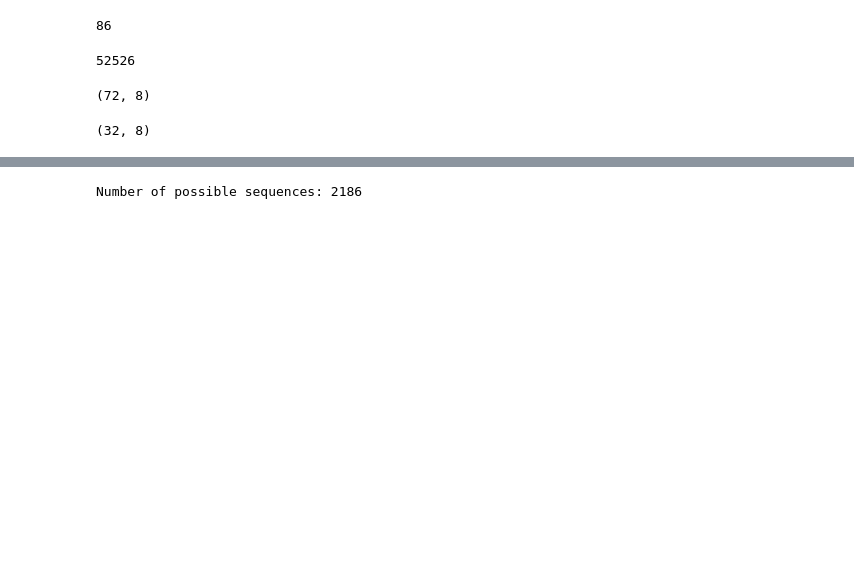
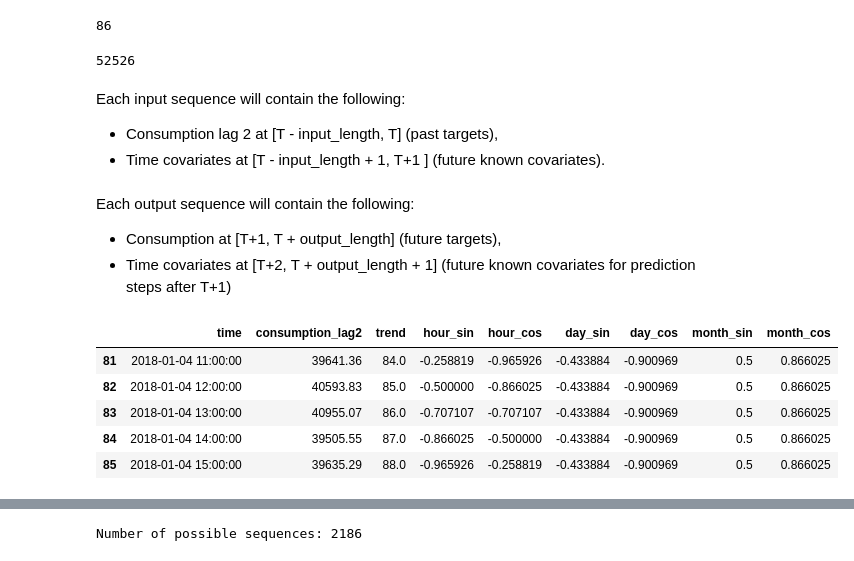
Before and after one commit to AhmetZamanis/DeepLearningEnergyForecasting, a Jupyter notebook: 3.1_QuantileLSTM.ipynb, the cells around one changed output, grey strips where cells are left out. Saved outputs shown, nothing was run; the diff lists cells and outputs as text; code cells hidden in the pictures; blank space fills up the shorter version.

```diff
--- a/3.1_QuantileLSTM.ipynb
+++ b/3.1_QuantileLSTM.ipynb
@@ -152,6 +85,6 @@ output_length = 32 # We are only interested in T+8 to 32, but we have to predict
 # %%
 # Find the index of the first 16:00 row in the data, where the index is bigger than input_length - 1. This will be the first T.
-first_t = df.loc[(df.time.dt.hour == 16) & (df.index >= input_length - 1)].index.values[0]
+first_t = df_shifted.loc[(df_shifted.time.dt.hour == 16) & (df_shifted.index >= input_length - 1)].index.values[0]
 # %%
 first_t
 # %% [output]
@@ -163,18 +96,34 @@ last_t = df.loc[(df.time.dt.hour == 16) & (df.index + output_length - 1 <= df.in
 last_t
 # %% [output]
 52526
+# %% [markdown]
+Each input sequence will contain the following:
+- Consumption lag 2 at [T - input_length, T] (past targets),
+- Time covariates at [T - input_length + 1, T+1 ] (future known covariates).
 # %%
-# One input sequence: past target [T - input_length, T] & future covariates [T - input_length - 1, T+1]
-input_seq = np.concatenate((
-        df_past.iloc[(first_t - input_length):first_t, 0].values.reshape(-1, 1), # Past target
-        df_future.iloc[(first_t - input_length):first_t, 1:].values # Future covariates
-    ), axis = 1)
-input_seq.shape
+# One input sequence
+input_seq = pd.concat([
+    df_shifted.iloc[(first_t - input_length):first_t, 0], # Time
+    df_shifted.iloc[(first_t - input_length):first_t, 2], # Past target
+    df_shifted.shift(-1).iloc[(first_t - input_length):(first_t), 3:] # Future known covariates
+], axis = 1)
-# %% [output]
-(72, 8)
+# %% [markdown]
+Each output sequence will contain the following:
+- Consumption at [T+1, T + output_length] (future targets),
+- Time covariates at [T+2, T + output_length + 1] (future known covariates for prediction steps after T+1)
 # %%
-# One output sequence: future target [T + 1, T + output_length] & future covariates [T+2, T + output_length + 1].
-output_seq = df_future.iloc[first_t:(first_t + output_length), :].values # Target & future covariates for following steps
-output_seq.shape
+# One output sequence
+output_seq = pd.concat([
+    df_shifted.iloc[first_t:(first_t + output_length), 0], # Time
+    df_shifted.iloc[first_t:(first_t + output_length), 1], # Future target
+    df_shifted.shift(-1).iloc[first_t:(first_t + output_length), 3:] # Future known covariates
+], axis = 1)
-# %% [output]
-(32, 8)
+# %%
+input_seq.iloc[-5:]
+# %% [output]
+|  | time | consumption_lag2 | trend | hour_sin | hour_cos | day_sin | day_cos | month_sin | month_cos |
+| 81 | 2018-01-04 11:00:00 | 39641.36 | 84.0 | -0.258819 | -0.965926 | -0.433884 | -0.900969 | 0.5 | 0.866025 |
+| 82 | 2018-01-04 12:00:00 | 40593.83 | 85.0 | -0.500000 | -0.866025 | -0.433884 | -0.900969 | 0.5 | 0.866025 |
+| 83 | 2018-01-04 13:00:00 | 40955.07 | 86.0 | -0.707107 | -0.707107 | -0.433884 | -0.900969 | 0.5 | 0.866025 |
+| 84 | 2018-01-04 14:00:00 | 39505.55 | 87.0 | -0.866025 | -0.500000 | -0.433884 | -0.900969 | 0.5 | 0.866025 |
+| 85 | 2018-01-04 15:00:00 | 39635.29 | 88.0 | -0.965926 | -0.258819 | -0.433884 | -0.900969 | 0.5 | 0.866025 |
```
Also changed, not shown: parts of 65 cells of this notebook, 1 other file.
